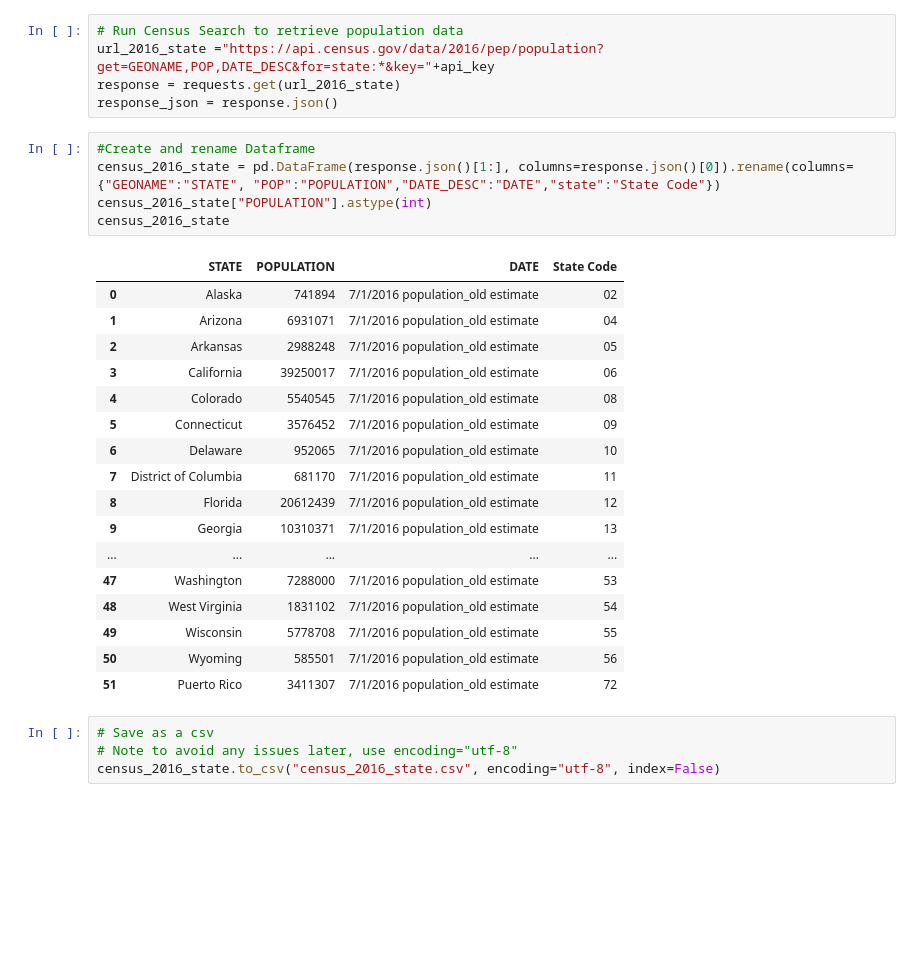
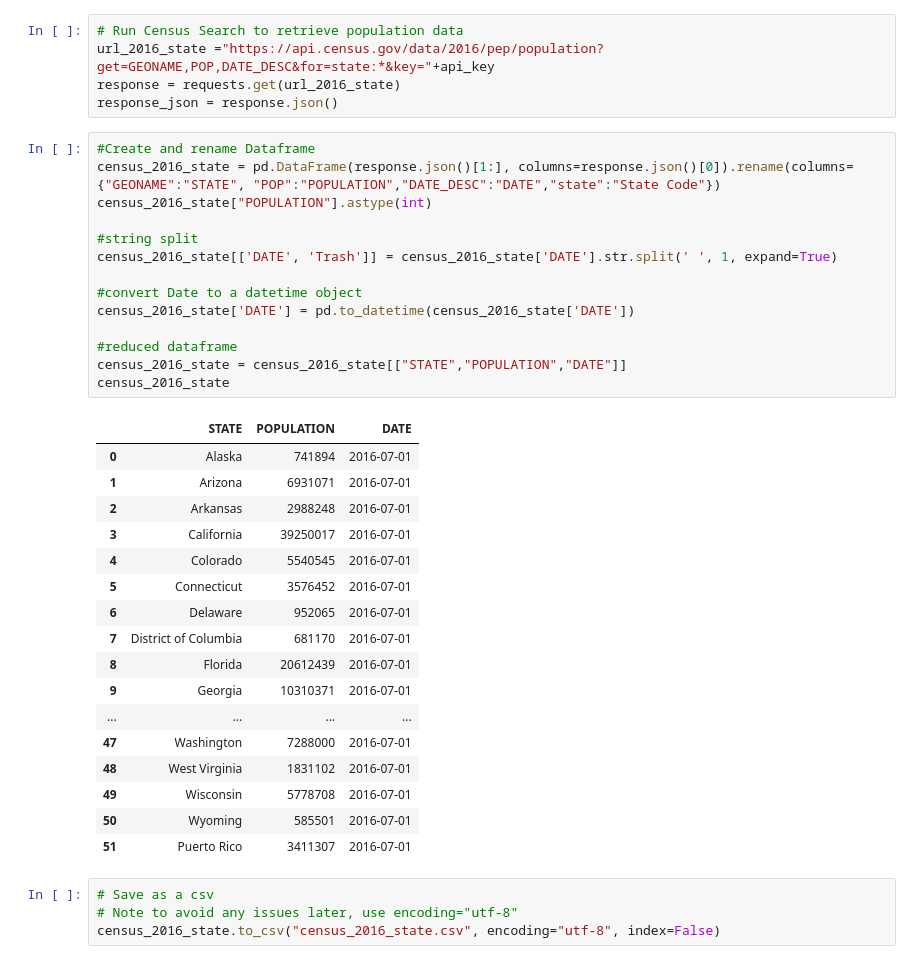
Before and after one commit to sdinespierce/etl_project, a Jupyter notebook: Census/state_population.ipynb, the cells around one changed output. Drawn from its saved outputs; the diff is of its cells as text; blank space fills up the shorter version.

```diff
--- a/Census/state_population.ipynb
+++ b/Census/state_population.ipynb
@@ -118,27 +149,36 @@ response_json = response.json()
 # %%
 #Create and rename Dataframe
 census_2016_state = pd.DataFrame(response.json()[1:], columns=response.json()[0]).rename(columns=
 {"GEONAME":"STATE", "POP":"POPULATION","DATE_DESC":"DATE","state":"State Code"})
 census_2016_state["POPULATION"].astype(int)
+
+#string split
+census_2016_state[['DATE', 'Trash']] = census_2016_state['DATE'].str.split(' ', 1, expand=True)
+
+#convert Date to a datetime object
+census_2016_state['DATE'] = pd.to_datetime(census_2016_state['DATE'])
+
+#reduced dataframe
+census_2016_state = census_2016_state[["STATE","POPULATION","DATE"]]
 census_2016_state
 # %% [output]
-|  | STATE | POPULATION | DATE | State Code |
-| 0 | Alaska | 741894 | 7/1/2016 population_old estimate | 02 |
-| 1 | Arizona | 6931071 | 7/1/2016 population_old estimate | 04 |
-| 2 | Arkansas | 2988248 | 7/1/2016 population_old estimate | 05 |
-| 3 | California | 39250017 | 7/1/2016 population_old estimate | 06 |
-| 4 | Colorado | 5540545 | 7/1/2016 population_old estimate | 08 |
-| 5 | Connecticut | 3576452 | 7/1/2016 population_old estimate | 09 |
-| 6 | Delaware | 952065 | 7/1/2016 population_old estimate | 10 |
-| 7 | District of Columbia | 681170 | 7/1/2016 population_old estimate | 11 |
-| 8 | Florida | 20612439 | 7/1/2016 population_old estimate | 12 |
-| 9 | Georgia | 10310371 | 7/1/2016 population_old estimate | 13 |
-| ... | ... | ... | ... | ... |
-| 47 | Washington | 7288000 | 7/1/2016 population_old estimate | 53 |
-| 48 | West Virginia | 1831102 | 7/1/2016 population_old estimate | 54 |
-| 49 | Wisconsin | 5778708 | 7/1/2016 population_old estimate | 55 |
-| 50 | Wyoming | 585501 | 7/1/2016 population_old estimate | 56 |
-| 51 | Puerto Rico | 3411307 | 7/1/2016 population_old estimate | 72 |
+|  | STATE | POPULATION | DATE |
+| 0 | Alaska | 741894 | 2016-07-01 |
+| 1 | Arizona | 6931071 | 2016-07-01 |
+| 2 | Arkansas | 2988248 | 2016-07-01 |
+| 3 | California | 39250017 | 2016-07-01 |
+| 4 | Colorado | 5540545 | 2016-07-01 |
+| 5 | Connecticut | 3576452 | 2016-07-01 |
+| 6 | Delaware | 952065 | 2016-07-01 |
+| 7 | District of Columbia | 681170 | 2016-07-01 |
+| 8 | Florida | 20612439 | 2016-07-01 |
+| 9 | Georgia | 10310371 | 2016-07-01 |
+| ... | ... | ... | ... |
+| 47 | Washington | 7288000 | 2016-07-01 |
+| 48 | West Virginia | 1831102 | 2016-07-01 |
+| 49 | Wisconsin | 5778708 | 2016-07-01 |
+| 50 | Wyoming | 585501 | 2016-07-01 |
+| 51 | Puerto Rico | 3411307 | 2016-07-01 |
 # %%
 # Save as a csv
 # Note to avoid any issues later, use encoding="utf-8"
```
Also changed, not shown: parts of 4 cells of this notebook, 10 other files.
